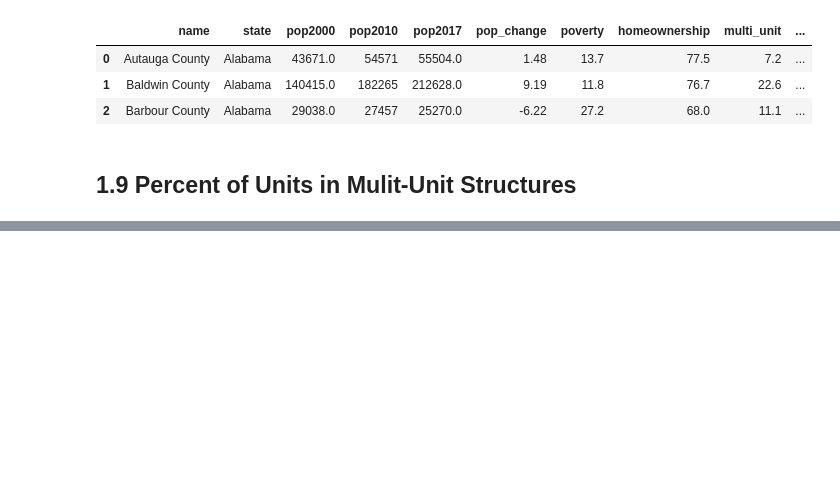
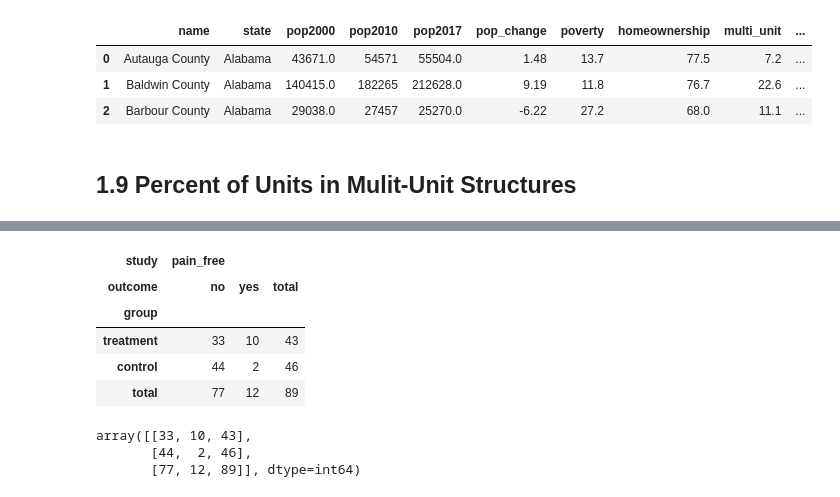
Before and after one commit to ukrainian-serge/open_intro_statistics, a Jupyter notebook: serge_notebooks/chap_1.ipynb, the cells around one changed output, grey strips where cells are left out. Cells and saved outputs as stored; diff of their text form; code cells hidden in the pictures; blank space fills up the shorter version.

Commit message:
Built EXERCISES 1.1 Migraine and Accupuncture table

```diff
--- a/serge_notebooks/chap_1.ipynb
+++ b/serge_notebooks/chap_1.ipynb
@@ -145,0 +151,20 @@ ValueError: 'path' is not a valid quadratic Bezier curve
+# %%
+df = pd.read_csv(path+'/migraine.csv')
+df1 = df.groupby('group').agg([('value_counts')]).unstack(1).droplevel(1, axis=1)[::-1]
+df1.columns.names = ['study','outcome']
+df1['pain_free', 'total'] = df1.sum(1)
+df1.loc['total'] = df1.sum()
+df1
+# %% [output]
+| study | pain_free |  |  |
+| outcome | no | yes | total |
+| group |  |  |  |
+| treatment | 33 | 10 | 43 |
+| control | 44 | 2 | 46 |
+| total | 77 | 12 | 89 |
+# %%
+df1.to_numpy()
+# %% [output]
+array([[33, 10, 43],
+       [44,  2, 46],
+       [77, 12, 89]], dtype=int64)
```
Also changed, not shown: parts of 2 cells of this notebook.
